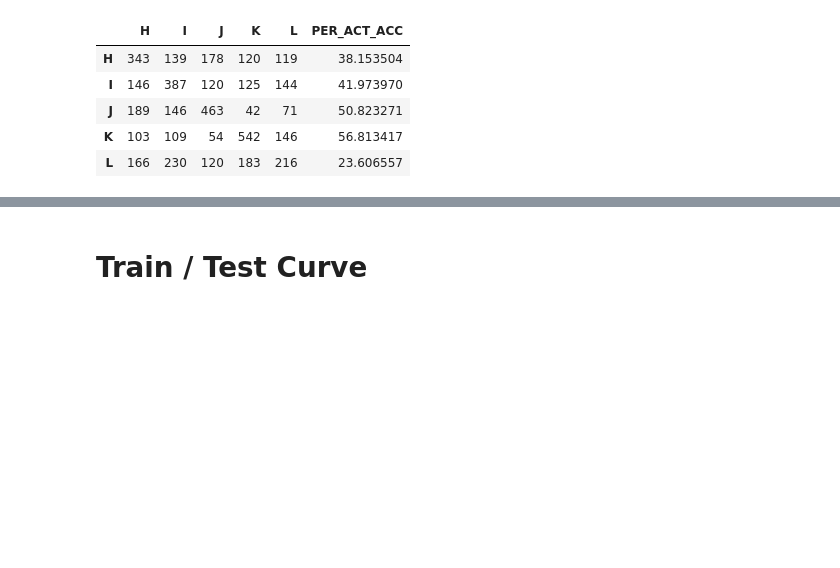
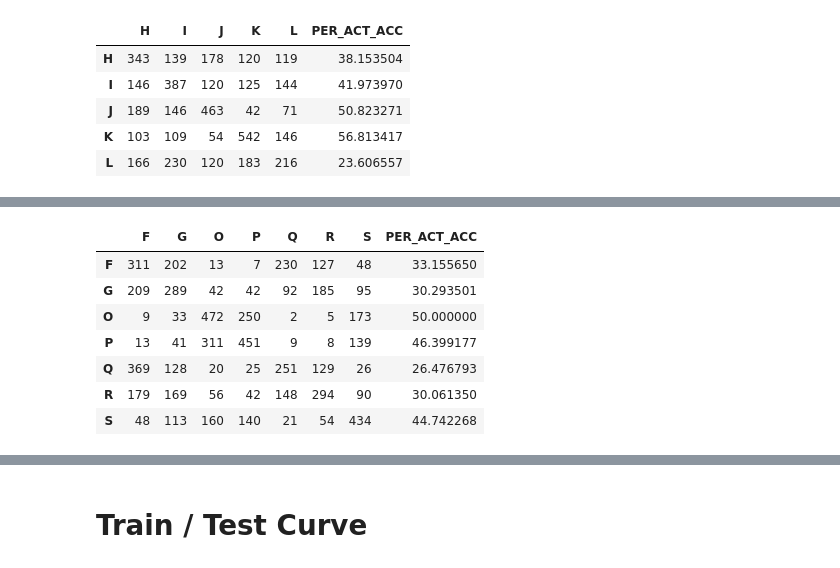
Before and after one commit to abby1ill/AR-sensor-fusion, a Jupyter notebook: Scripts.ipynb, the cells around one changed output, grey strips where cells are left out. Drawn from its saved outputs; the diff is of its cells as text; code cells hidden in the pictures; blank space fills up the shorter version.

```diff
--- a/Scripts.ipynb
+++ b/Scripts.ipynb
@@ -2066,0 +2132,13 @@ impersonal_groupC_cms_wg[0]
+# %%
+impersonal_groupA_scores_pg, impersonal_groupA_cms_pg = runImpersonalTests(df_phone_gyro.loc[df_phone_gyro['ACTIVITY'].isin(groupA_activities)],
+                                                  algorithms, 'ACTIVITY')
+impersonal_groupA_scores_pg, impersonal_groupA_stds_pg, impersonal_groupA_cms_pg = aggregateIndividualScores(impersonal_groupA_scores_pg, impersonal_groupA_cms_pg, groupA_activities)
+
+
+impersonal_groupB_scores_pg, impersonal_groupB_cms_pg = runImpersonalTests(df_phone_gyro.loc[df_phone_gyro['ACTIVITY'].isin(groupB_activities)],
+                                                  algorithms, 'ACTIVITY')
+impersonal_groupB_scores_pg, impersonal_groupB_stds_pg, impersonal_groupB_cms_pg = aggregateIndividualScores(impersonal_groupB_scores_pg, impersonal_groupB_cms_pg, groupB_activities)
+
+impersonal_groupC_scores_pg, impersonal_groupC_cms_pg = runImpersonalTests(df_phone_gyro.loc[df_phone_gyro['ACTIVITY'].isin(groupC_activities)],
+                                                  algorithms, 'ACTIVITY')
+impersonal_groupC_scores_pg, impersonal_groupC_stds_pg, impersonal_groupC_cms_pg = aggregateIndividualScores(impersonal_groupC_scores_pg, impersonal_groupC_cms_pg, groupC_activities)
@@ -2066,0 +2172,11 @@ impersonal_groupC_cms_wg[0]
+# %%
+impersonal_groupB_cms_pg[0]
+# %% [output]
+|  | F | G | O | P | Q | R | S | PER_ACT_ACC |
+| F | 311 | 202 | 13 | 7 | 230 | 127 | 48 | 33.155650 |
+| G | 209 | 289 | 42 | 42 | 92 | 185 | 95 | 30.293501 |
+| O | 9 | 33 | 472 | 250 | 2 | 5 | 173 | 50.000000 |
+| P | 13 | 41 | 311 | 451 | 9 | 8 | 139 | 46.399177 |
+| Q | 369 | 128 | 20 | 25 | 251 | 129 | 26 | 26.476793 |
+| R | 179 | 169 | 56 | 42 | 148 | 294 | 90 | 30.061350 |
+| S | 48 | 113 | 160 | 140 | 21 | 54 | 434 | 44.742268 |
```
Also changed, not shown: parts of 9 cells of this notebook.
